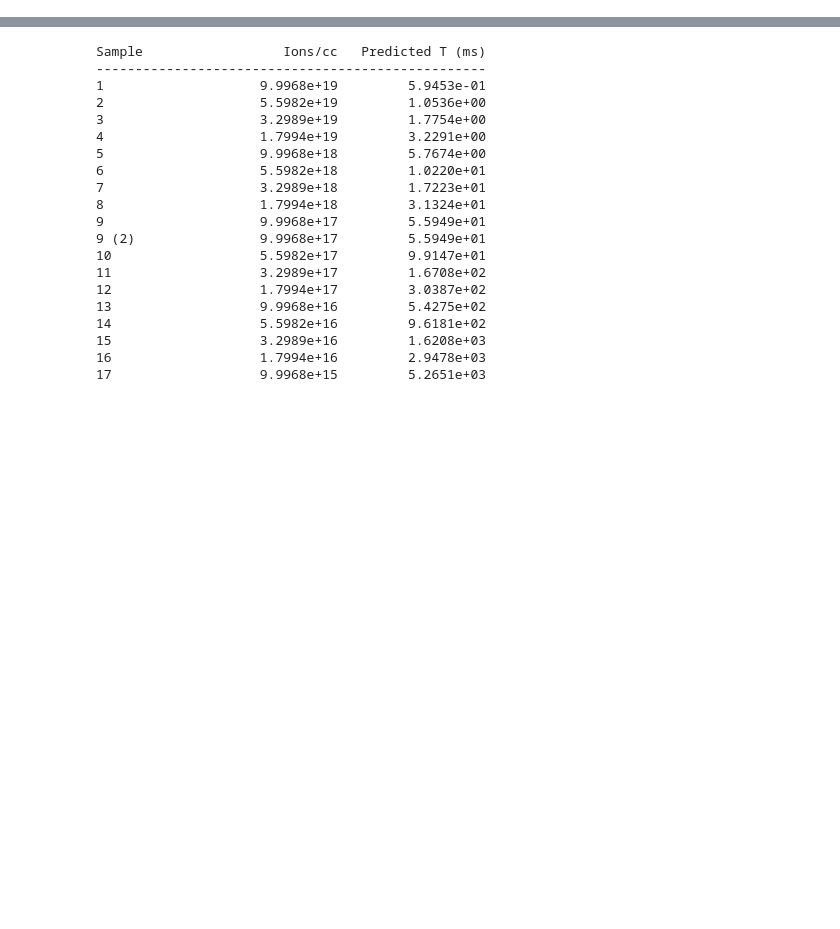
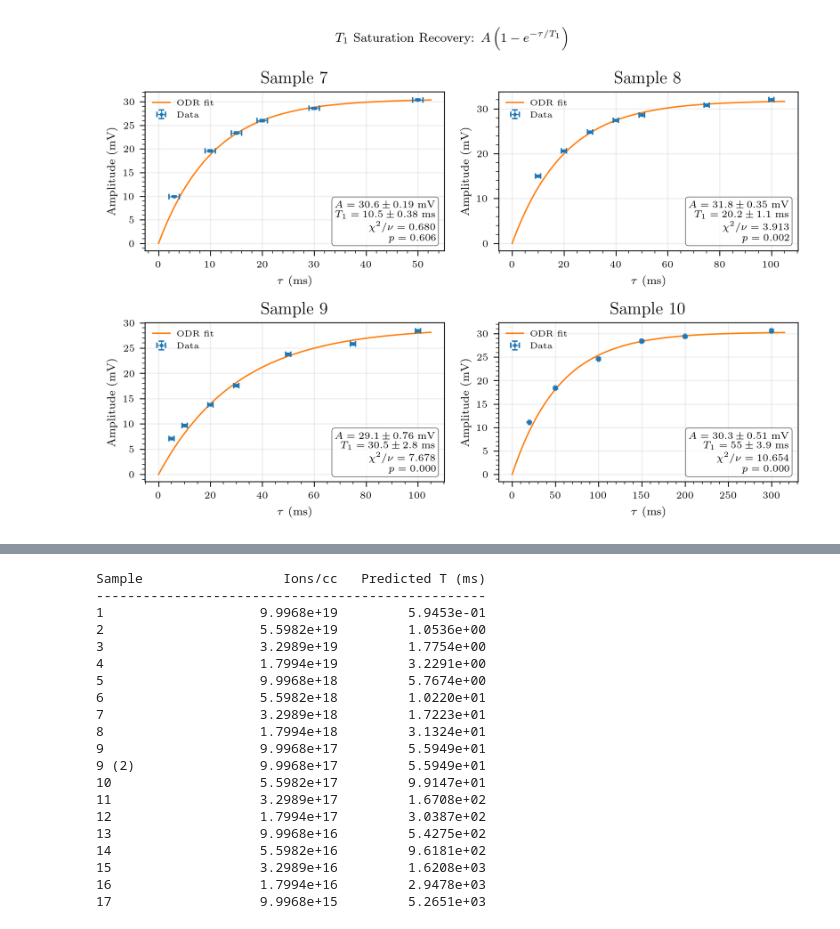
Before and after one commit to asuradev99/jlab, a Jupyter notebook: nmr/plot.ipynb, the cells around one changed output, grey strips where cells are left out. Drawn from its saved outputs; the diff is of its cells as text; code cells hidden in the pictures; blank space fills up the shorter version.

```diff
--- a/nmr/plot.ipynb
+++ b/nmr/plot.ipynb
@@ -1,3 +1,101 @@
+# %%
+import os
+import warnings
+import pandas as pd
+import numpy as np
+import matplotlib.pyplot as plt
+from scipy.stats import chi2 as chi2_dist
+
+with warnings.catch_warnings():
+    warnings.simplefilter("ignore", DeprecationWarning)
+    from scipy.odr import ODR, Model, RealData
+
+plt.style.use('./jlab.mplstyle')
+os.makedirs('./graphs', exist_ok=True)
+
+# Load raw FID amplitude data and concentration table
+para       = pd.read_csv('ParamagneticData.csv')
+conc_table = pd.read_csv('NMR Data - Concentrations.csv')
+
+# Build integer-keyed lookup (skip non-numeric rows like "9 (2)")
+conc_lookup = {
+    int(row['Sample Number']): row['# ions/cc']
+    for _, row in conc_table.iterrows()
+    if str(row['Sample Number']).strip().lstrip('-').isdigit()
+}
+
+def saturation_model(beta, t):
+    A, T = beta
+    return A * (1.0 - np.exp(-t / T))
+
+odr_model     = Model(saturation_model)
+samples_order = sorted(para['Sample #'].unique())
+
+# Output arrays passed to the Purcell plot cell
+m_samples = np.array(samples_order)
+m_ions    = np.array([conc_lookup[s] for s in samples_order])
+m_tau     = np.zeros(len(samples_order))   # T1 in seconds
+m_tau_err = np.zeros(len(samples_order))   # T1 uncertainty in seconds
+
+fig, axes = plt.subplots(2, 2, figsize=(7, 5))
+axes = axes.flatten()
+
+for i, (ax, sample) in enumerate(zip(axes, samples_order)):
+    df    = para[para['Sample #'] == sample]
+    t     = df['Tau (ms)'].values.astype(float)
+    A_mV  = df['Amplitude (mV)'].values.astype(float)
+    t_unc = df['Unc. Tau (ms)'].values.astype(float)
+    A_unc = df['Unc. Amplitude (mV)'].values.astype(float)
+
+    A0 = A_mV.max() * 1.2
+    T0 = t[np.argmin(np.abs(A_mV - 0.63 * A_mV.max()))]
+
+    with warnings.catch_warnings():
+        warnings.simplefilter("ignore", DeprecationWarning)
+        odr_data = RealData(t, A_mV, sx=t_unc, sy=A_unc)
+        odr_fit  = ODR(odr_data, odr_model, beta0=[A0, T0])
+        out      = odr_fit.run()
+
+    A_fit, T_fit = out.beta
+    A_err, T_err = out.sd_beta
+
+    m_tau[i]     = T_fit / 1000.0
+    m_tau_err[i] = T_err / 1000.0
+
+    chi2_val = out.sum_square
+    dof      = len(t) - 2
+    chi2_red = chi2_val / dof
+    p_val    = chi2_dist.sf(chi2_val, dof)
+
+    t_fine = np.linspace(0, t.max() * 1.05, 300)
+    y_fine = saturation_model(out.beta, t_fine)
+
+    ax.errorbar(t, A_mV, yerr=A_unc, xerr=t_unc,
+                fmt='o', capsize=2, label='Data', zorder=3)
+    ax.plot(t_fine, y_fine, lw=1, label='ODR fit', zorder=2)
+
+    textstr = '\n'.join([
+        rf'$A = {A_fit:.3g} \pm {A_err:.2g}$ mV',
+        rf'$T_1 = {T_fit:.3g} \pm {T_err:.2g}$ ms',
+        rf'$\chi^2/\nu = {chi2_red:.3f}$',
+        rf'$p = {p_val:.3f}$',
+    ])
+    ax.text(0.97, 0.05, textstr, transform=ax.transAxes,
+            ha='right', va='bottom', fontsize=7,
+            bbox=dict(boxstyle='round,pad=0.3', facecolor='white', alpha=0.7))
+
+    ax.set_xlabel(r'$\tau$ (ms)')
+    ax.set_ylabel(r'Amplitude (mV)')
+    ax.set_title(rf'Sample {sample}')
+    ax.legend()
+    ax.grid(alpha=0.2)
+
+fig.suptitle(r'$T_1$ Saturation Recovery: $A\left(1 - e^{-\tau/T_1}\right)$', fontsize=9)
+fig.tight_layout()
+fig.savefig('./graphs/saturation_recovery.pdf', bbox_inches='tight')
+plt.show()
+# %% [output]
+[figure, added]
 # %%
 import pandas as pd
 import matplotlib.pyplot as plt
```
Also changed, not shown: parts of 2 cells of this notebook, 16 other files.
